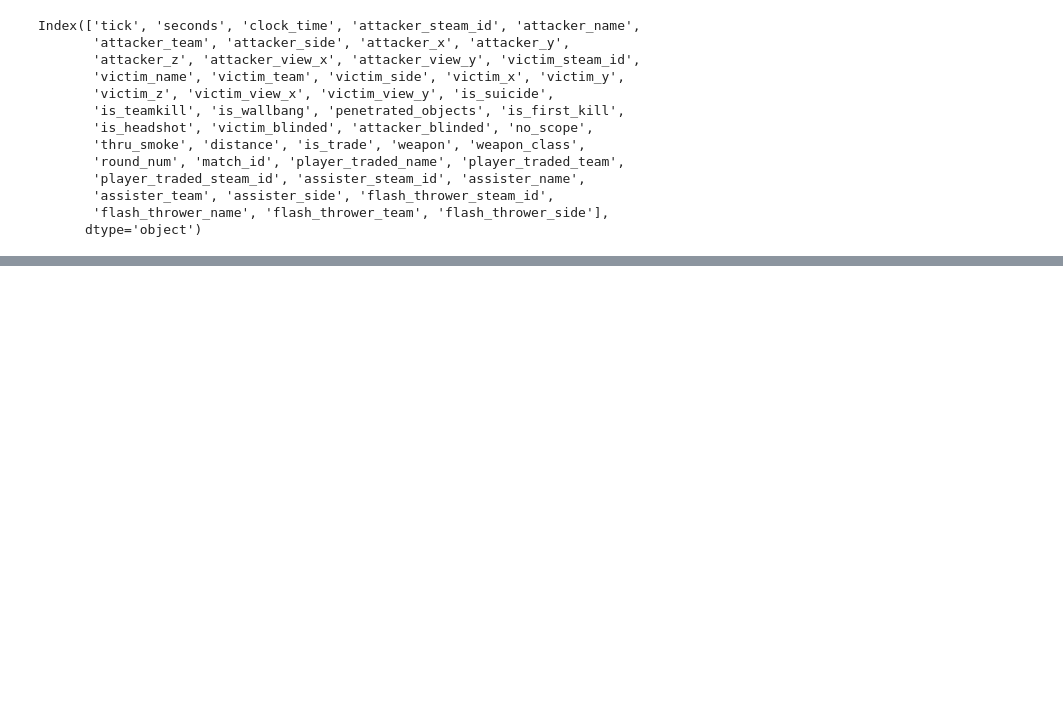
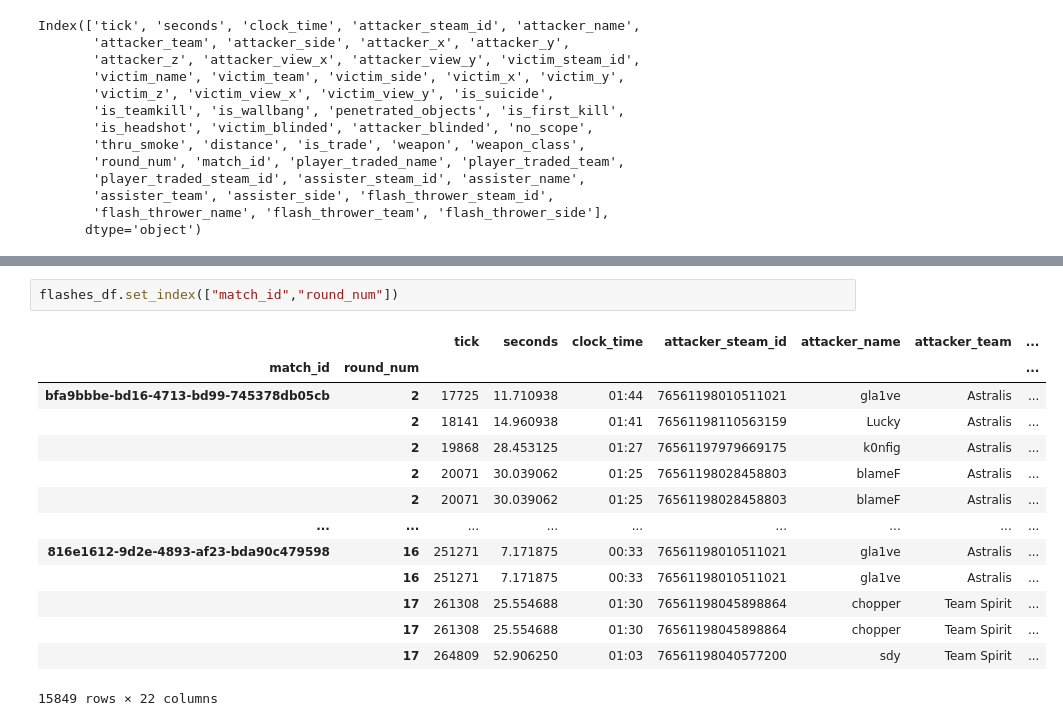
Before and after one commit to khemingkapat/csgo_model, a Jupyter notebook: main.ipynb, the cells around one changed output, grey strips where cells are left out. Drawn from its saved outputs; the diff is of its cells as text; blank space fills up the shorter version.

```diff
--- a/main.ipynb
+++ b/main.ipynb
@@ -322,0 +335,17 @@ idx_sm_df.loc[(selected_match.match_id,selected_round)]
+# %%
+flashes_df.set_index(["match_id","round_num"])
+# %% [output]
+|  |  | tick | seconds | clock_time | attacker_steam_id | attacker_name | attacker_team | ... |
+| match_id | round_num |  |  |  |  |  |  | ... |
+| bfa9bbbe-bd16-4713-bd99-745378db05cb | 2 | 17725 | 11.710938 | 01:44 | 76561198010511021 | gla1ve | Astralis | ... |
+|  | 2 | 18141 | 14.960938 | 01:41 | 76561198110563159 | Lucky | Astralis | ... |
+|  | 2 | 19868 | 28.453125 | 01:27 | 76561197979669175 | k0nfig | Astralis | ... |
+|  | 2 | 20071 | 30.039062 | 01:25 | 76561198028458803 | blameF | Astralis | ... |
+|  | 2 | 20071 | 30.039062 | 01:25 | 76561198028458803 | blameF | Astralis | ... |
+| ... | ... | ... | ... | ... | ... | ... | ... | ... |
+| 816e1612-9d2e-4893-af23-bda90c479598 | 16 | 251271 | 7.171875 | 00:33 | 76561198010511021 | gla1ve | Astralis | ... |
+|  | 16 | 251271 | 7.171875 | 00:33 | 76561198010511021 | gla1ve | Astralis | ... |
+|  | 17 | 261308 | 25.554688 | 01:30 | 76561198045898864 | chopper | Team Spirit | ... |
+|  | 17 | 261308 | 25.554688 | 01:30 | 76561198045898864 | chopper | Team Spirit | ... |
+|  | 17 | 264809 | 52.906250 | 01:03 | 76561198040577200 | sdy | Team Spirit | ... |
+15849 rows × 22 columns
```
Also changed, not shown: parts of 10 cells of this notebook.
